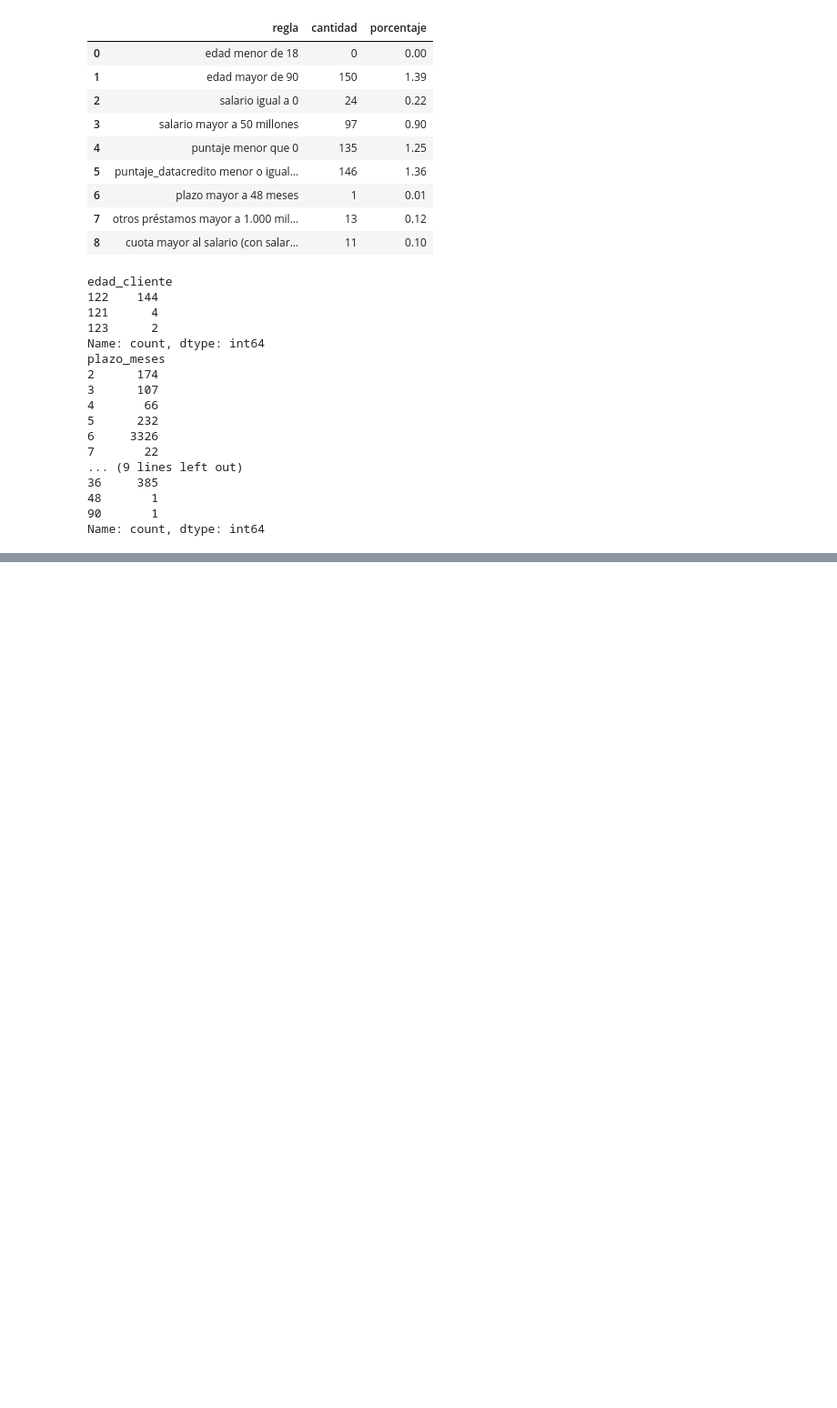
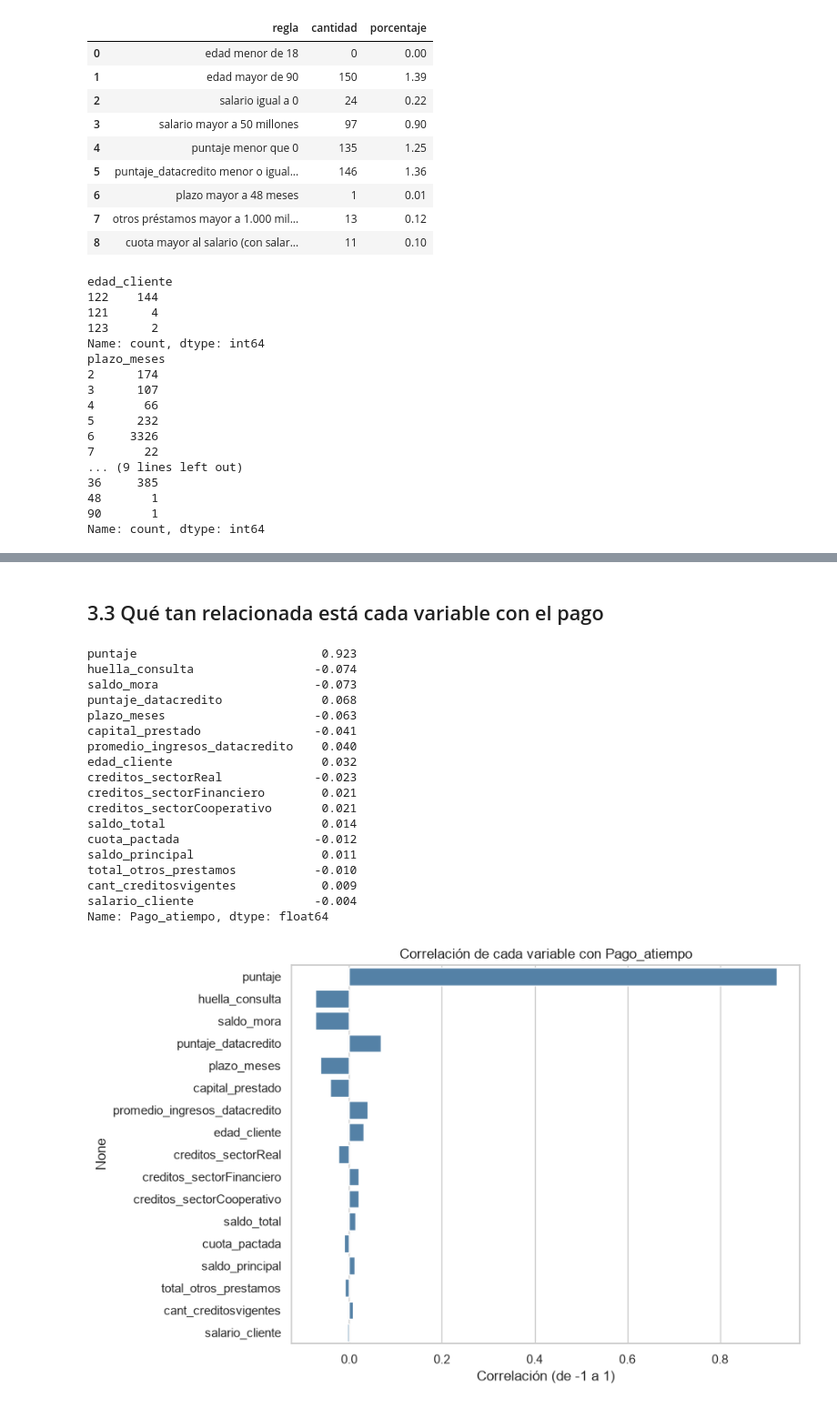
Before and after one commit to jullsm038/Trabajo-final-ML, a Jupyter notebook: mlops_pipeline/comprension_eda.ipynb, the cells around one changed output, grey strips where cells are left out. Shown at 91% size. Drawn from its saved outputs; the diff is of its cells as text; code cells hidden in the pictures; blank space fills up the shorter version.

```diff
--- a/mlops_pipeline/comprension_eda.ipynb
+++ b/mlops_pipeline/comprension_eda.ipynb
@@ -475,0 +541,32 @@ Name: count, dtype: int64
+# %% [markdown]
+## 3.3 Qué tan relacionada está cada variable con el pago
+# %%
+cor = (df[columnas_numericas + ["Pago_atiempo"]].corr()["Pago_atiempo"]
+       .drop("Pago_atiempo").sort_values(key=abs, ascending=False).round(3))
+display(cor)
+
+plt.figure(figsize=(8, 6))
+sns.barplot(x=cor.values, y=cor.index, color="steelblue")
+plt.title("Correlación de cada variable con Pago_atiempo")
+plt.xlabel("Correlación (de -1 a 1)")
+plt.show()
+# %% [output]
+puntaje                          0.923
+huella_consulta                 -0.074
+saldo_mora                      -0.073
+puntaje_datacredito              0.068
+plazo_meses                     -0.063
+capital_prestado                -0.041
+promedio_ingresos_datacredito    0.040
+edad_cliente                     0.032
+creditos_sectorReal             -0.023
+creditos_sectorFinanciero        0.021
+creditos_sectorCooperativo       0.021
+saldo_total                      0.014
+cuota_pactada                   -0.012
+saldo_principal                  0.011
+total_otros_prestamos           -0.010
+cant_creditosvigentes            0.009
+salario_cliente                 -0.004
+Name: Pago_atiempo, dtype: float64
+[figure, added]
```
Also changed, not shown: parts of 24 cells of this notebook.
